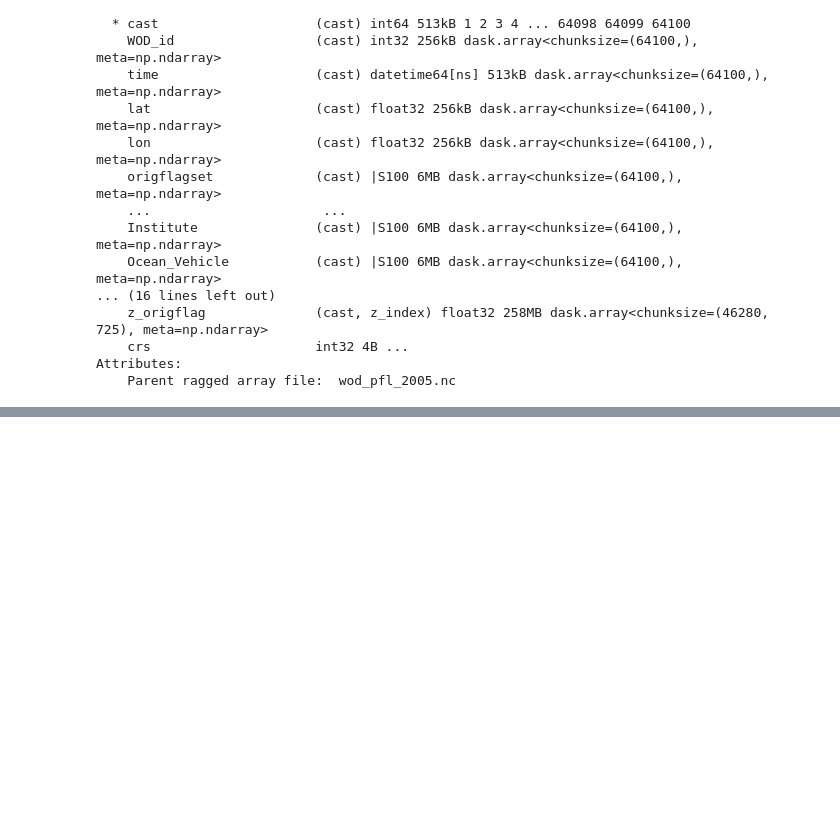
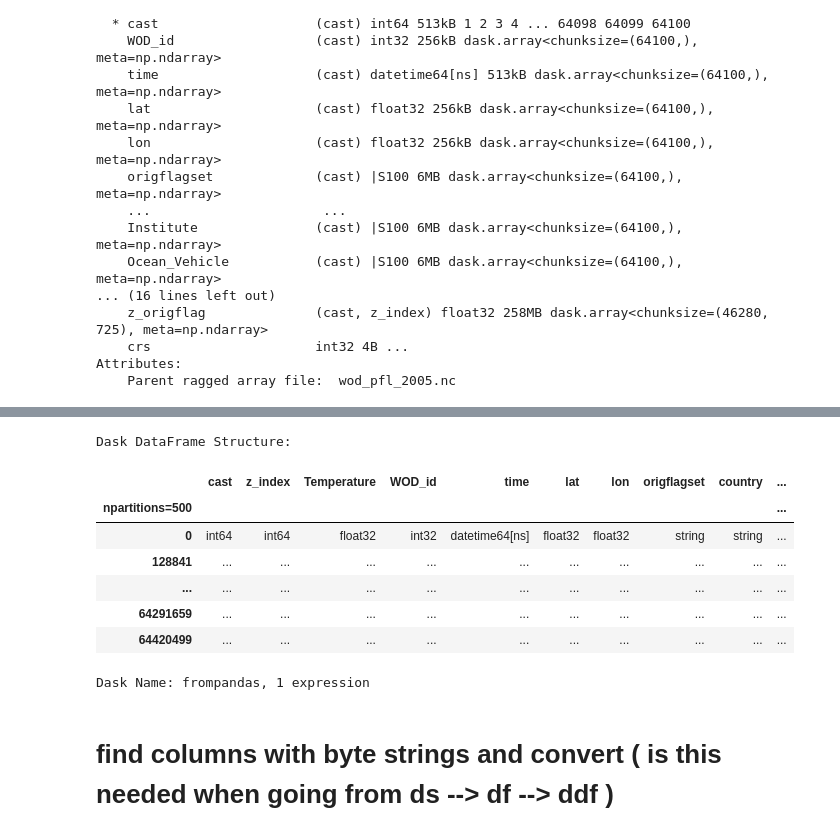
Before and after one commit to CARSv2/cars-v2, a Jupyter notebook: notebooks/CODA-database-sandbox.ipynb, the cells around one changed output, grey strips where cells are left out. Drawn from its saved outputs; the diff is of its cells as text; code cells hidden in the pictures; blank space fills up the shorter version.

```diff
--- a/notebooks/CODA-database-sandbox.ipynb
+++ b/notebooks/CODA-database-sandbox.ipynb
@@ -103,4 +141,0 @@ df
-# %%
-%%time
-# Convert byte strings to regular strings by decoding
-df['Institute'] = df['Institute'].str.decode('utf-8')
@@ -108,0 +144,3 @@ df
+# %%
+%%time
+ddf = dd.from_pandas(df, npartitions=500)
@@ -108,0 +150,14 @@ df
+# %%
+ddf
+# %% [output]
+Dask DataFrame Structure:
+|  | cast | z_index | Temperature | WOD_id | time | lat | lon | origflagset | country | ... |
+| npartitions=500 |  |  |  |  |  |  |  |  |  | ... |
+| 0 | int64 | int64 | float32 | int32 | datetime64[ns] | float32 | float32 | string | string | ... |
+| 128841 | ... | ... | ... | ... | ... | ... | ... | ... | ... | ... |
+| ... | ... | ... | ... | ... | ... | ... | ... | ... | ... | ... |
+| 64291659 | ... | ... | ... | ... | ... | ... | ... | ... | ... | ... |
+| 64420499 | ... | ... | ... | ... | ... | ... | ... | ... | ... | ... |
+Dask Name: frompandas, 1 expression
+# %% [markdown]
+# find columns with byte strings and convert ( is this needed when going from ds --> df --> ddf )
```
Also changed, not shown: parts of 23 cells of this notebook.
